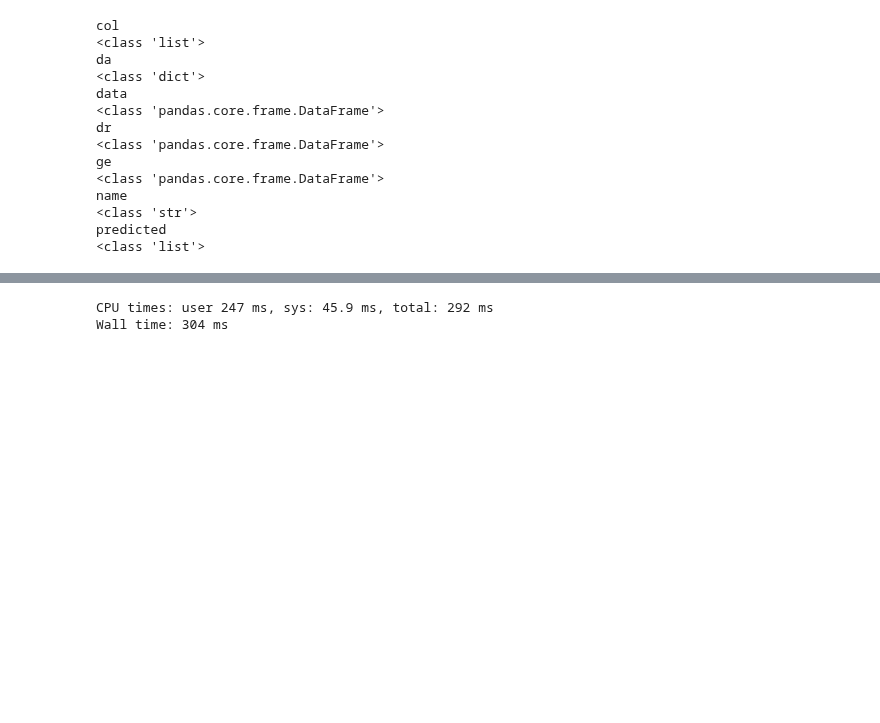
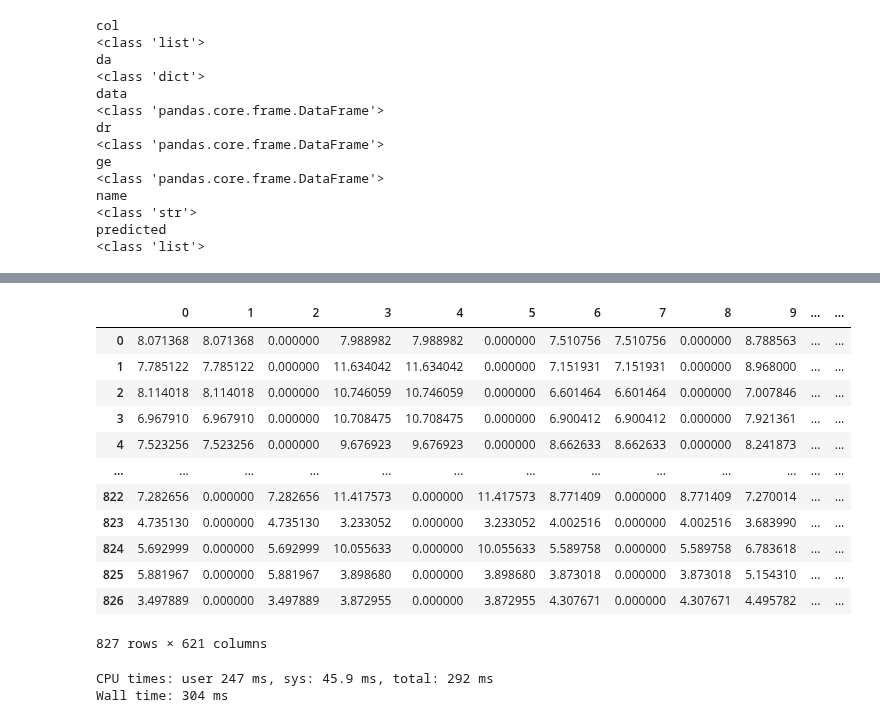
Before and after one commit to lucas-ubm/phc-data-pipeline, a Jupyter notebook: Messing.ipynb, the cells around one changed output, grey strips where cells are left out. Drawn from its saved outputs; the diff is of its cells as text; code cells hidden in the pictures; blank space fills up the shorter version.

```diff
--- a/Messing.ipynb
+++ b/Messing.ipynb
@@ -329,3 +371,19 @@ Wall time: 1.72 s
+# %%
+pd.DataFrame(aag.get('X', 'train'))
+# %% [output]
+|  | 0 | 1 | 2 | 3 | 4 | 5 | 6 | 7 | 8 | 9 | ... | ... |
+| 0 | 8.071368 | 8.071368 | 0.000000 | 7.988982 | 7.988982 | 0.000000 | 7.510756 | 7.510756 | 0.000000 | 8.788563 | ... | ... |
+| 1 | 7.785122 | 7.785122 | 0.000000 | 11.634042 | 11.634042 | 0.000000 | 7.151931 | 7.151931 | 0.000000 | 8.968000 | ... | ... |
+| 2 | 8.114018 | 8.114018 | 0.000000 | 10.746059 | 10.746059 | 0.000000 | 6.601464 | 6.601464 | 0.000000 | 7.007846 | ... | ... |
+| 3 | 6.967910 | 6.967910 | 0.000000 | 10.708475 | 10.708475 | 0.000000 | 6.900412 | 6.900412 | 0.000000 | 7.921361 | ... | ... |
+| 4 | 7.523256 | 7.523256 | 0.000000 | 9.676923 | 9.676923 | 0.000000 | 8.662633 | 8.662633 | 0.000000 | 8.241873 | ... | ... |
+| ... | ... | ... | ... | ... | ... | ... | ... | ... | ... | ... | ... | ... |
+| 822 | 7.282656 | 0.000000 | 7.282656 | 11.417573 | 0.000000 | 11.417573 | 8.771409 | 0.000000 | 8.771409 | 7.270014 | ... | ... |
+| 823 | 4.735130 | 0.000000 | 4.735130 | 3.233052 | 0.000000 | 3.233052 | 4.002516 | 0.000000 | 4.002516 | 3.683990 | ... | ... |
+| 824 | 5.692999 | 0.000000 | 5.692999 | 10.055633 | 0.000000 | 10.055633 | 5.589758 | 0.000000 | 5.589758 | 6.783618 | ... | ... |
+| 825 | 5.881967 | 0.000000 | 5.881967 | 3.898680 | 0.000000 | 3.898680 | 3.873018 | 0.000000 | 3.873018 | 5.154310 | ... | ... |
+| 826 | 3.497889 | 0.000000 | 3.497889 | 3.872955 | 0.000000 | 3.872955 | 4.307671 | 0.000000 | 4.307671 | 4.495782 | ... | ... |
+827 rows × 621 columns
 # %%
 %%time
 aag.train(DecisionTreeRegressor())
```
Also changed, not shown: parts of 40 cells of this notebook, 3 other files.
